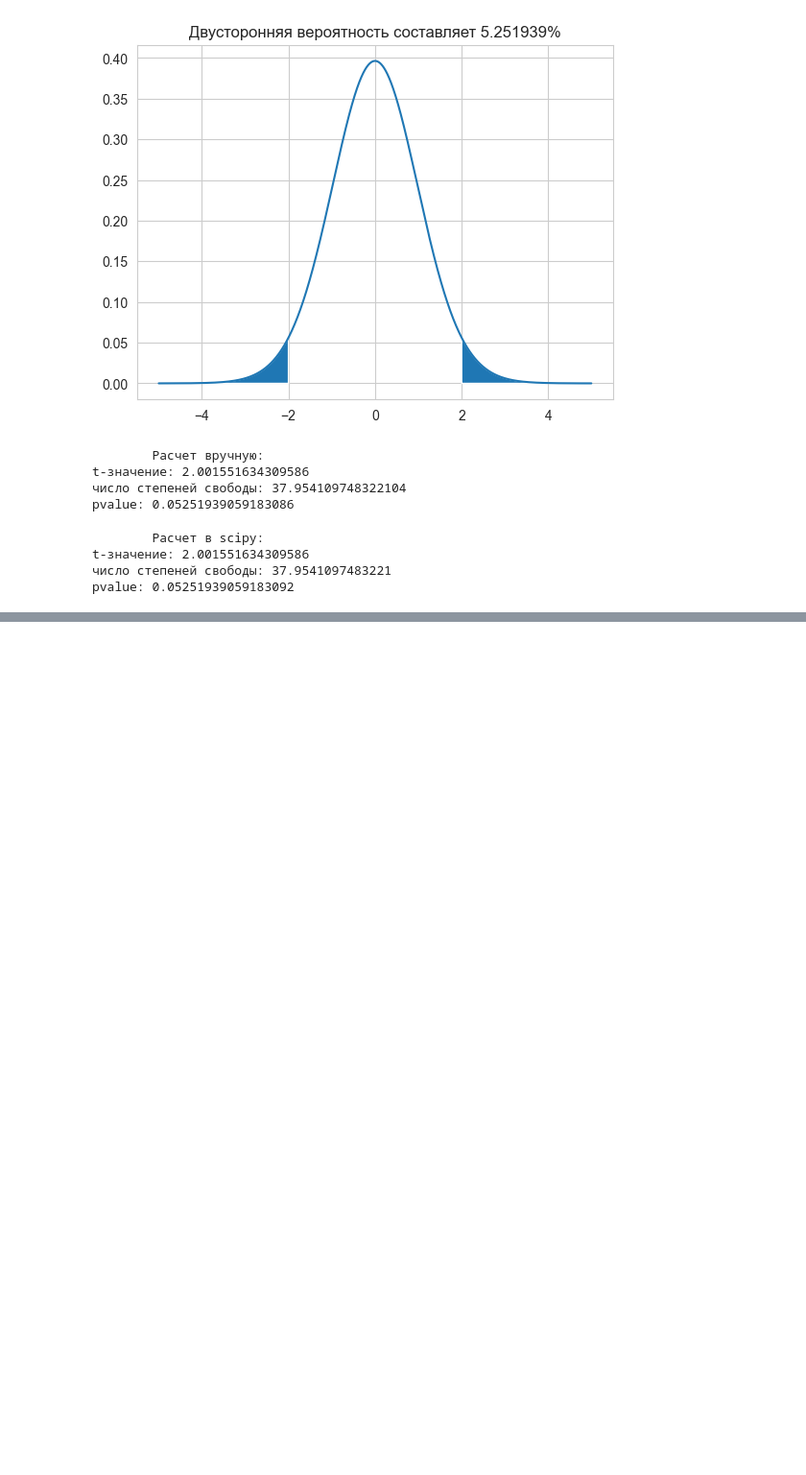
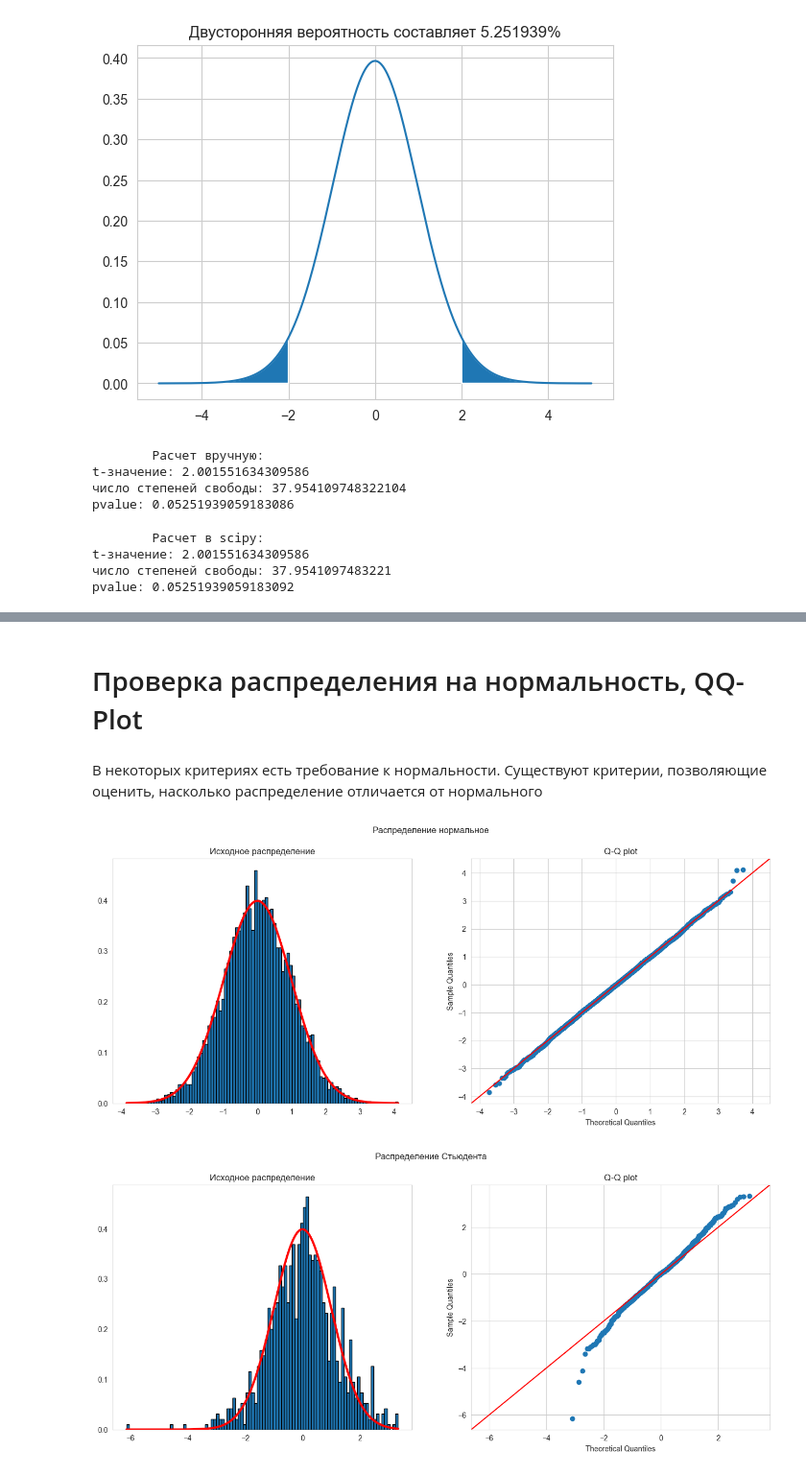
Before and after one commit to zakharkousnetsov/DS_projects, a Jupyter notebook: 00_statistics/statistics.ipynb, the cells around one changed output, grey strips where cells are left out. Shown at 96% size. Cells and saved outputs as stored; diff of their text form; code cells hidden in the pictures; blank space fills up the shorter version.

```diff
--- a/00_statistics/statistics.ipynb
+++ b/00_statistics/statistics.ipynb
@@ -385 +409,25 @@ pvalue: 0.05251939059183092
 * Вот [еще](https://koch-kir.medium.com/%D0%B8%D1%81%D1%82%D0%BE%D1%80%D0%B8%D1%8F-%D0%BE%D0%B4%D0%BD%D0%BE%D0%B3%D0%BE-%D0%BE%D0%B1%D0%BC%D0%B0%D0%BD%D0%B0-%D0%B8%D0%BB%D0%B8-%D1%82%D1%80%D0%B5%D0%B1%D0%BE%D0%B2%D0%B0%D0%BD%D0%B8%D1%8F-%D0%BA-%D1%80%D0%B0%D1%81%D0%BF%D1%80%D0%B5%D0%B4%D0%B5%D0%BB%D0%B5%D0%BD%D0%B8%D1%8E-%D0%B2-%D1%81%D1%82%D0%B0%D1%82%D0%B8%D1%81%D1%82%D0%B8%D1%87%D0%B5%D1%81%D0%BA%D0%B8%D1%85-%D1%82%D0%B5%D1%81%D1%82%D0%B0%D1%85-55139a5558d) полезная статья
+# %% [markdown]
+# Проверка распределения на нормальность, QQ-Plot
+# %% [markdown]
+В некоторых критериях есть требование к нормальности. Существуют критерии, позволяющие оценить, насколько распределение отличается от нормального
+# %%
+mu=0
+sigma=1
+norms = np.random.normal(loc=mu, scale=sigma, size=10000)
+ts = np.random.standard_t(size=1000, df=10)
+
+for dist, dist_name in zip((norms, ts), ('нормальное', 'Стьюдента')):
+    fig, (ax1, ax2) = plt.subplots(1, 2, figsize=(16, 6))
+    fig.suptitle(f'Распределение {dist_name}')
+
+    ax1.hist(dist, bins=100, density=True, ec='k');
+    ax1.grid(False)
+    ax1.plot(sorted(dist), st.norm.pdf(sorted(dist), loc=mu, scale=sigma), color='red', linewidth=3, );
+    ax1.set_title('Исходное распределение');
+
+    sm.qqplot(dist, line='45', ax=ax2);
+    ax2.set_title('Q-Q plot');
+# %% [output]
+[figure, added]
+[figure, added]
```
Also changed, not shown: parts of 3 cells of this notebook.
